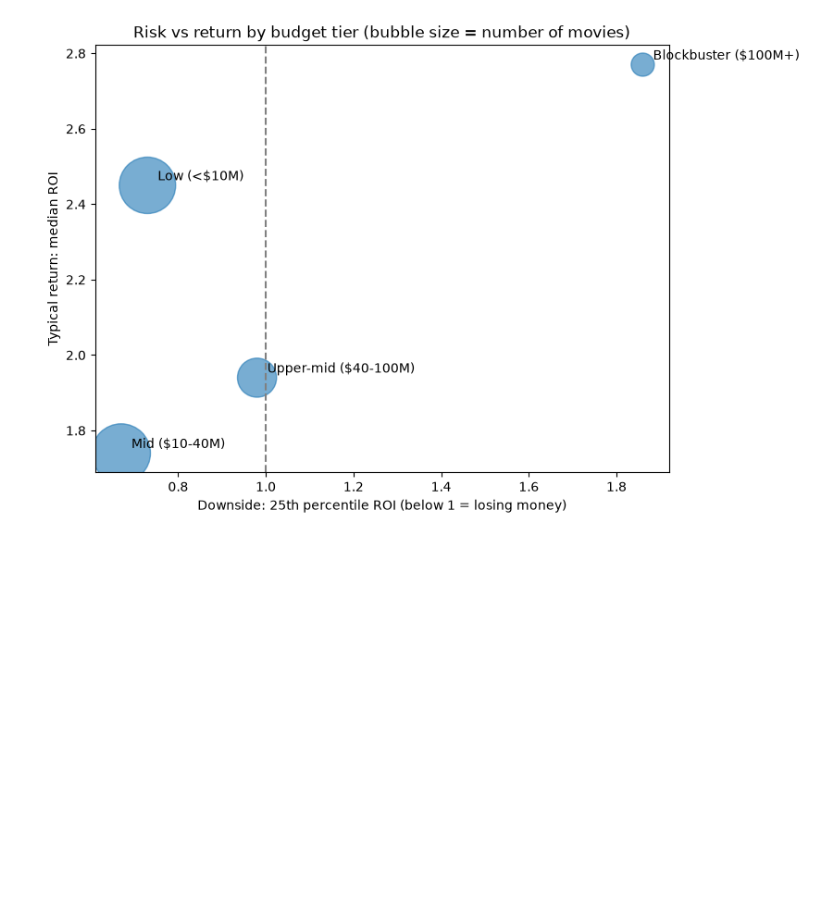
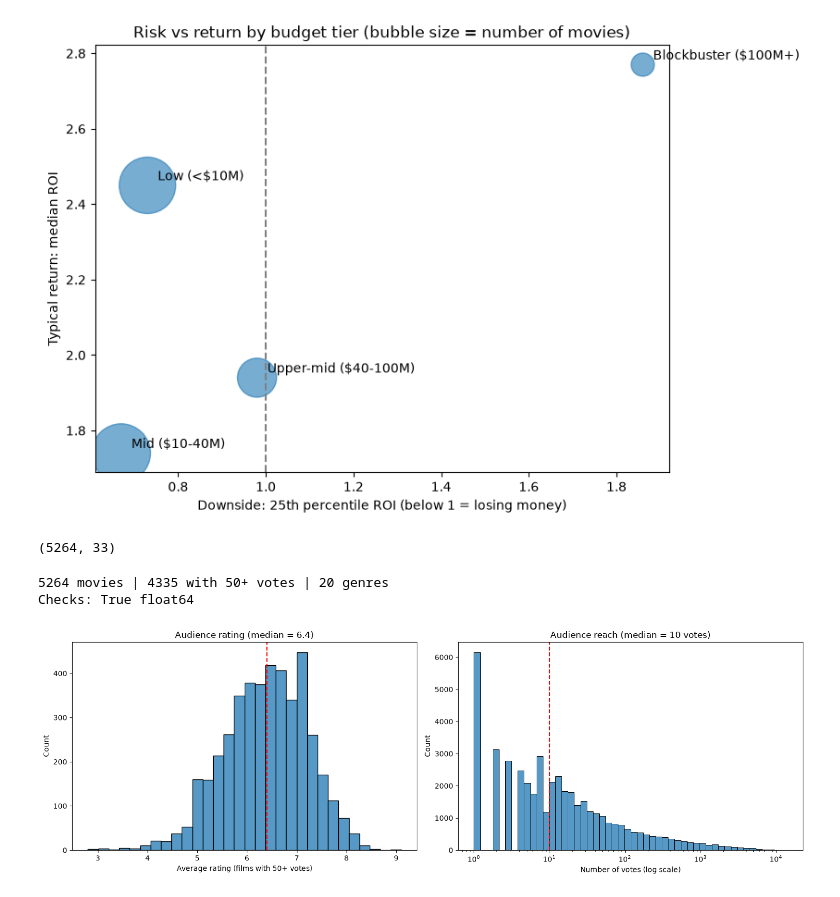
Before and after one commit to nibhatt-png/movieDataAnalysisGraphite, a Jupyter notebook: EDAandCleaning.ipynb, the cells around one changed output. Cells and saved outputs as stored; diff of their text form; code cells hidden in the pictures; blank space fills up the shorter version.

Commit message:
cleaning up cells + commenting

```diff
--- a/EDAandCleaning.ipynb
+++ b/EDAandCleaning.ipynb
@@ -596,3 +594,54 @@ plt.title("Risk vs return by budget tier (bubble size = number of movies)")
 plt.show()
 # %% [output]
 [figure]
+# %%
+movies = movies.loc[:, ~movies.columns.duplicated()]
+
+rec_cols = ["title", "budget", "revenue", "profitability", "is_profitable",
+            "vote_count", "vote_average", "runtime", "release_year", "release_month",
+            "is_franchise", "is_english", "is_major_studio"] + list(genre_dummies.columns)
+
+movies[rec_cols].sort_values("title").to_csv("data/recommendation_data.csv", index=False)
+print(movies[rec_cols].shape)
+# %% [output]
+(5264, 33)
+# %%
+# Audience EDA setup: builds everything the audience charts need from `movies`
+aud = movies.copy()
+aud = aud.loc[:, ~aud.columns.duplicated()]
+for col in ["vote_count", "vote_average"]:
+    aud[col] = pd.to_numeric(aud[col], errors="coerce")
+
+aud["budget_tier"] = pd.cut(aud["budget"], bins=[0, 10e6, 40e6, 100e6, np.inf],
+    labels=["Low (<$10M)", "Mid ($10-40M)", "Upper-mid ($40-100M)", "Blockbuster ($100M+)"])
+aud["log_votes"] = np.log10(aud["vote_count"].clip(lower=1))
+
+rated = aud[aud["vote_count"] >= 50].copy()   # reliable ratings only
+genre_cols = list(genre_dummies.columns)
+month_names = ["Jan", "Feb", "Mar", "Apr", "May", "Jun", "Jul", "Aug", "Sep", "Oct", "Nov", "Dec"]
+
+df = aud   # the audience cells below use the name `df`
+
+print(len(df), "movies |", len(rated), "with 50+ votes |", len(genre_cols), "genres")
+print("Checks:", "is_franchise" in df.columns, df["vote_count"].dtype)
+# %% [output]
+5264 movies | 4335 with 50+ votes | 20 genres
+Checks: True float64
+# %%
+df["log_votes"] = np.log10(df["vote_count"].clip(lower=1))
+rated["log_votes"] = df.loc[rated.index, "log_votes"]
+month_names = ["Jan", "Feb", "Mar", "Apr", "May", "Jun", "Jul", "Aug", "Sep", "Oct", "Nov", "Dec"]
+# %%
+fig, axes = plt.subplots(1, 2, figsize=(15, 5))
+sns.histplot(rated["vote_average"], bins=30, ax=axes[0])
+axes[0].axvline(rated["vote_average"].median(), color="red", linestyle="--")
+axes[0].set_title(f"Audience rating (median = {rated['vote_average'].median():.1f})")
+axes[0].set_xlabel("Average rating (films with 50+ votes)")
+
+sns.histplot(df["vote_count"].clip(lower=1), bins=50, log_scale=True, ax=axes[1])
+axes[1].axvline(df["vote_count"].median(), color="red", linestyle="--")
+axes[1].set_title(f"Audience reach (median = {df['vote_count'].median():.0f} votes)")
+axes[1].set_xlabel("Number of votes (log scale)")
+plt.tight_layout(); plt.show()
+# %% [output]
+[figure, added]
```
Also changed, not shown: parts of 12 cells of this notebook, 3 other files.
